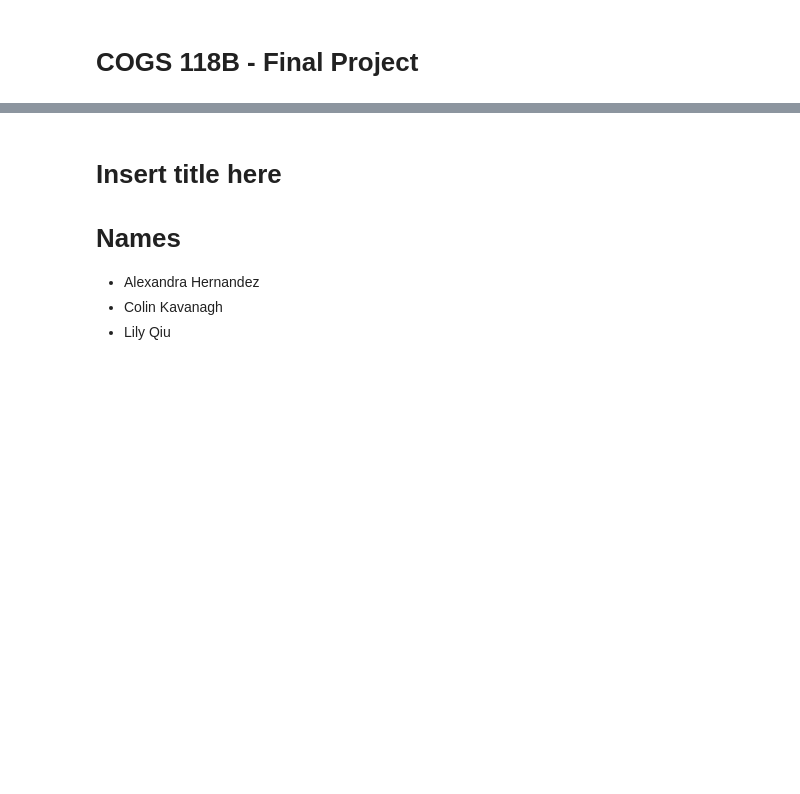
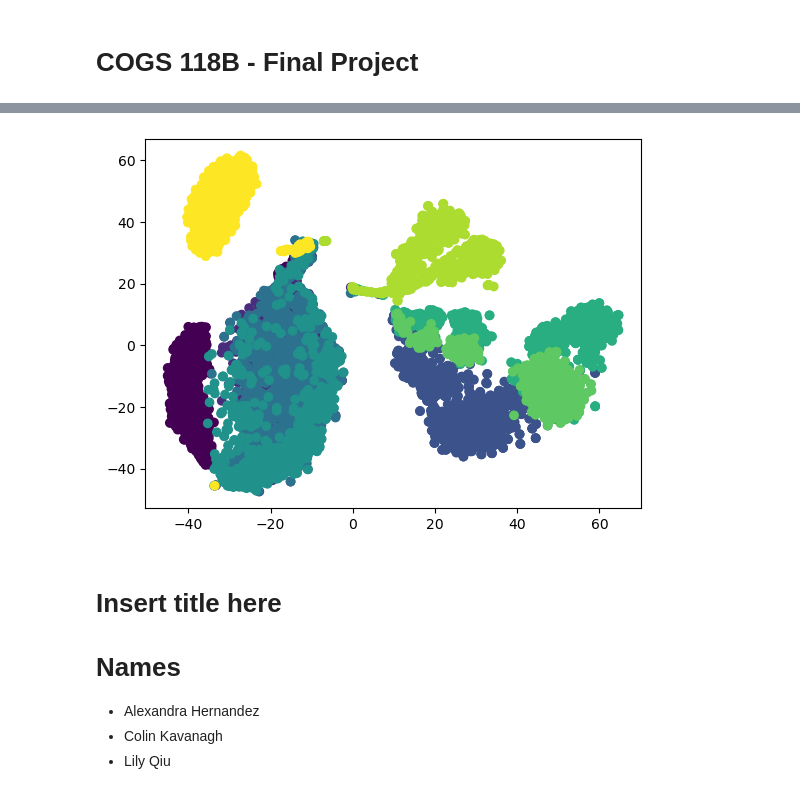
Before and after one commit to alexavndra/cogs_118b_project, a Jupyter notebook: FinalProject_groupXXX.ipynb, the cells around one changed output, grey strips where cells are left out. Cells and saved outputs as stored; diff of their text form; code cells hidden in the pictures; blank space fills up the shorter version.

```diff
--- a/FinalProject_groupXXX.ipynb
+++ b/FinalProject_groupXXX.ipynb
@@ -58,3 +102,10 @@ data
+# %%
+tsne_perp50 = TSNE(n_components=2, perplexity=50, random_state=1216)
+tsne_data_perp50 = tsne_perp50.fit_transform(pca_data)
+plt.scatter(tsne_data_perp50[:, 0], tsne_data_perp50[:, 1], c=labels_encoded)
+plt.show()
+# %% [output]
+[figure, added]
 # %% [markdown]
 # Insert title here
 
```
Also changed, not shown: parts of 10 cells of this notebook.
